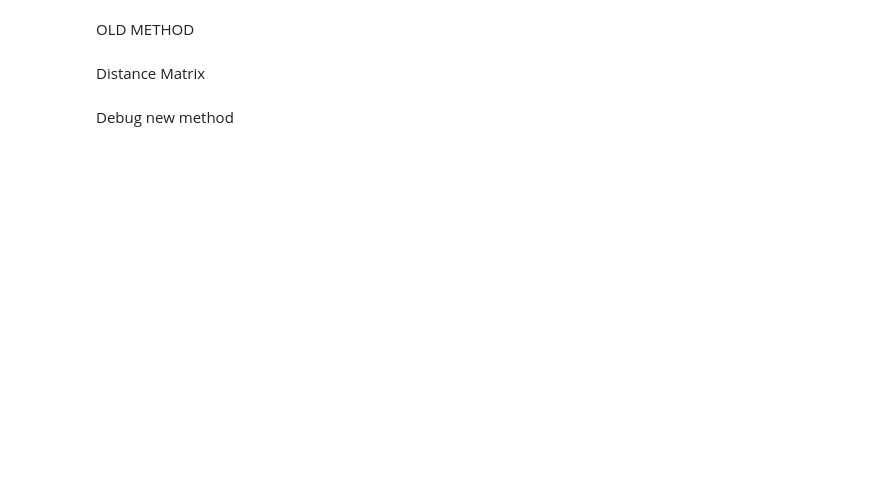
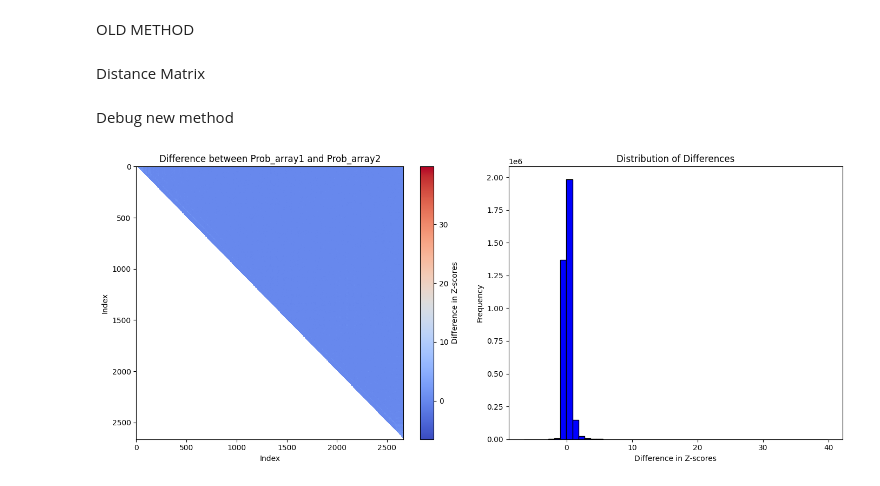
Before and after one commit to tomscag/climate_temporal_networks, a Jupyter notebook: Analysis/dask_for_cloud.ipynb, the cells around one changed output. Saved outputs shown, nothing was run; the diff lists cells and outputs as text; code cells hidden in the pictures; blank space fills up the shorter version.

```diff
--- a/Analysis/dask_for_cloud.ipynb
+++ b/Analysis/dask_for_cloud.ipynb
@@ -656,3 +656,35 @@ if __name__ == "__main__":
 
     computed_results = dask.compute(*delayed_results)
     logger.info("Completed all tasks")
+# %%
+import numpy as np
+import matplotlib.pyplot as plt
+
+# Carica le matrici
+prob_array1 = np.load("X:/zscore t2m_2022_2100_highemission/zscores_npy_year2022.npy")
+prob_array2 = np.load("X:/Zscores IAAFT CMIP6 high emission/zscores_npy_year2022.npy")
+
+# Calcola la differenza tra le due matrici
+difference = prob_array1 - prob_array2
+
+# Visualizza la differenza come una heatmap
+plt.figure(figsize=(14, 6))
+
+plt.subplot(1, 2, 1)
+plt.imshow(difference, cmap='coolwarm', aspect='auto')
+plt.colorbar(label='Difference in Z-scores')
+plt.title('Difference between Prob_array1 and Prob_array2')
+plt.xlabel('Index')
+plt.ylabel('Index')
+
+# Visualizza la distribuzione delle differenze
+plt.subplot(1, 2, 2)
+plt.hist(difference.flatten(), bins=50, color='blue', edgecolor='black')
+plt.title('Distribution of Differences')
+plt.xlabel('Difference in Z-scores')
+plt.ylabel('Frequency')
+
+plt.tight_layout()
+plt.show()
+# %% [output]
+[figure, added]
```
Also changed, not shown: 2 other files.
